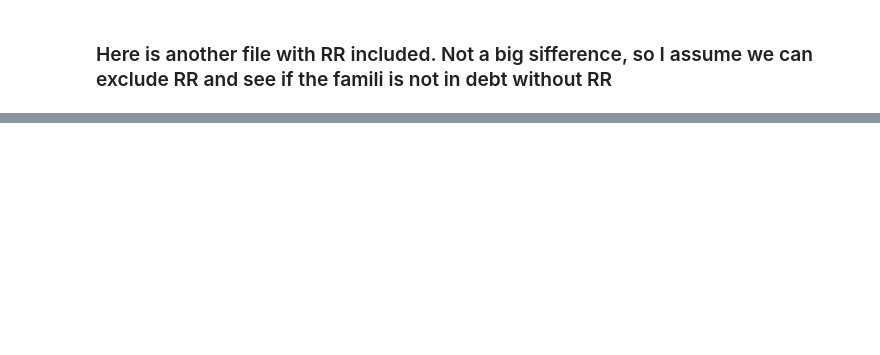
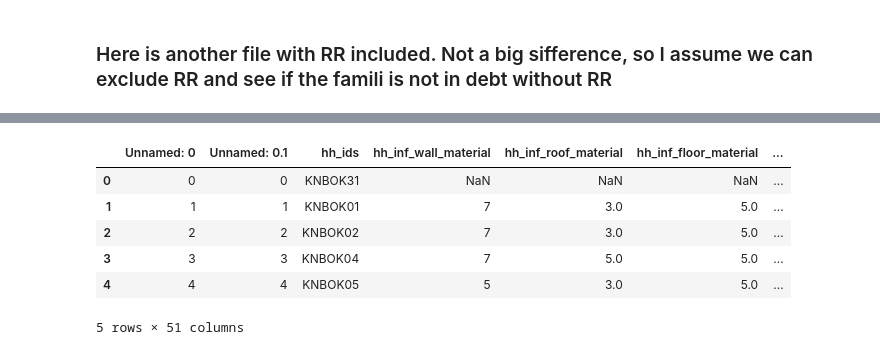
Before and after one commit to julclu/kenya_financial_diaries, a Jupyter notebook: datasets/inc-cons.ipynb, the cells around one changed output, grey strips where cells are left out. Cells and saved outputs as stored; diff of their text form; code cells hidden in the pictures; blank space fills up the shorter version.

```diff
--- a/datasets/inc-cons.ipynb
+++ b/datasets/inc-cons.ipynb
@@ -162,3 +363,14 @@ obj_hou.head()
+# %%
+test = pd.read_csv("hou_merge.csv")
+test.head()
+# %% [output]
+|  | Unnamed: 0 | Unnamed: 0.1 | hh_ids | hh_inf_wall_material | hh_inf_roof_material | hh_inf_floor_material | ... |
+| 0 | 0 | 0 | KNBOK31 | NaN | NaN | NaN | ... |
+| 1 | 1 | 1 | KNBOK01 | 7 | 3.0 | 5.0 | ... |
+| 2 | 2 | 2 | KNBOK02 | 7 | 3.0 | 5.0 | ... |
+| 3 | 3 | 3 | KNBOK04 | 7 | 5.0 | 5.0 | ... |
+| 4 | 4 | 4 | KNBOK05 | 5 | 3.0 | 5.0 | ... |
+5 rows × 51 columns
 # %%
 pov_hh = pd.read_csv('../../pov_hh_over_trx_yr_mo_kes_excRR.csv', dtype = {'hh_ids': 'object'})
 trx = pd.read_csv('../../diaries_transactions_all.csv',dtype = {'hh_ids': 'object'}, low_memory = False)
```
Also changed, not shown: parts of 32 cells of this notebook.
